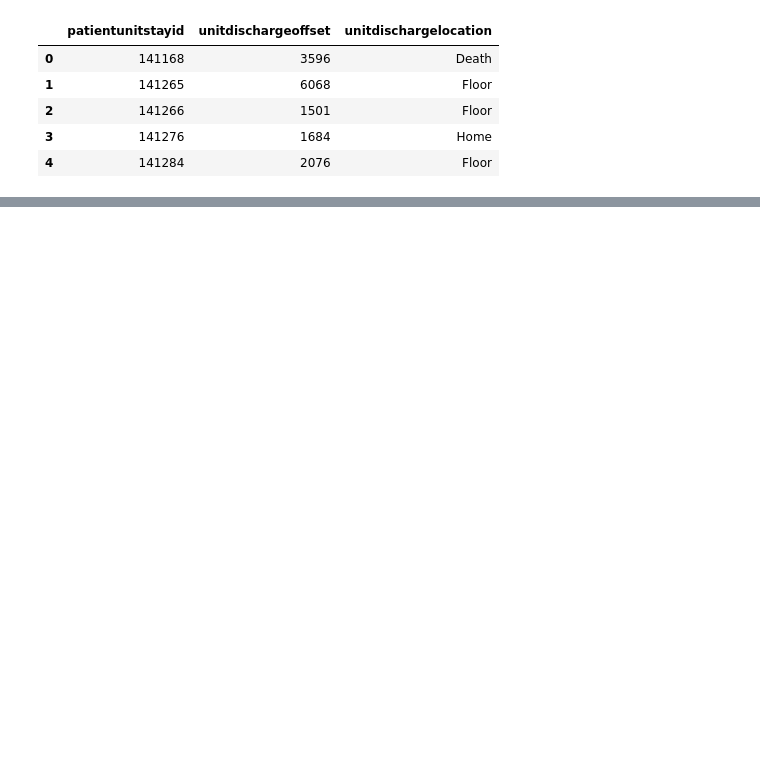
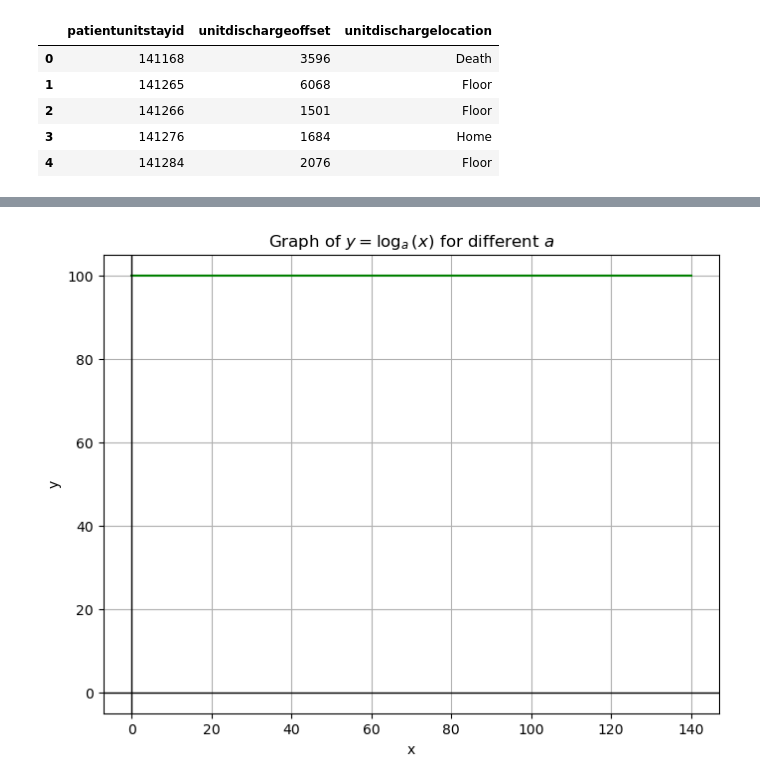
Before and after one commit to joy628/master-project, a Jupyter notebook: data-prepossing-2/patient.ipynb, the cells around one changed output, grey strips where cells are left out. Cells and saved outputs as stored; diff of their text form; code cells hidden in the pictures; blank space fills up the shorter version.

```diff
--- a/data-prepossing-2/patient.ipynb
+++ b/data-prepossing-2/patient.ipynb
@@ -221,0 +344,20 @@ df_p1.head()
+# %%
+x = np.linspace(0, 1440*14, 500)
+
+offset=1000
+y_a=100 - np.exp(-0.0009 * (1440*14-x)) * 100
+
+plt.figure(figsize=(8, 6))
+
+
+plt.plot( x,y_a, color='green', label=r'risk score')
+
+plt.axhline(0, color='black',linewidth=1)
+plt.axvline(0, color='black',linewidth=1)
+plt.title(r'Graph of $y=\log_a(x)$ for different $a$')
+plt.xlabel('x')
+plt.ylabel('y')
+plt.grid(True)
+plt.show()
+# %% [output]
+[figure, added]
```
Also changed, not shown: parts of 14 cells of this notebook, 2 other files.
